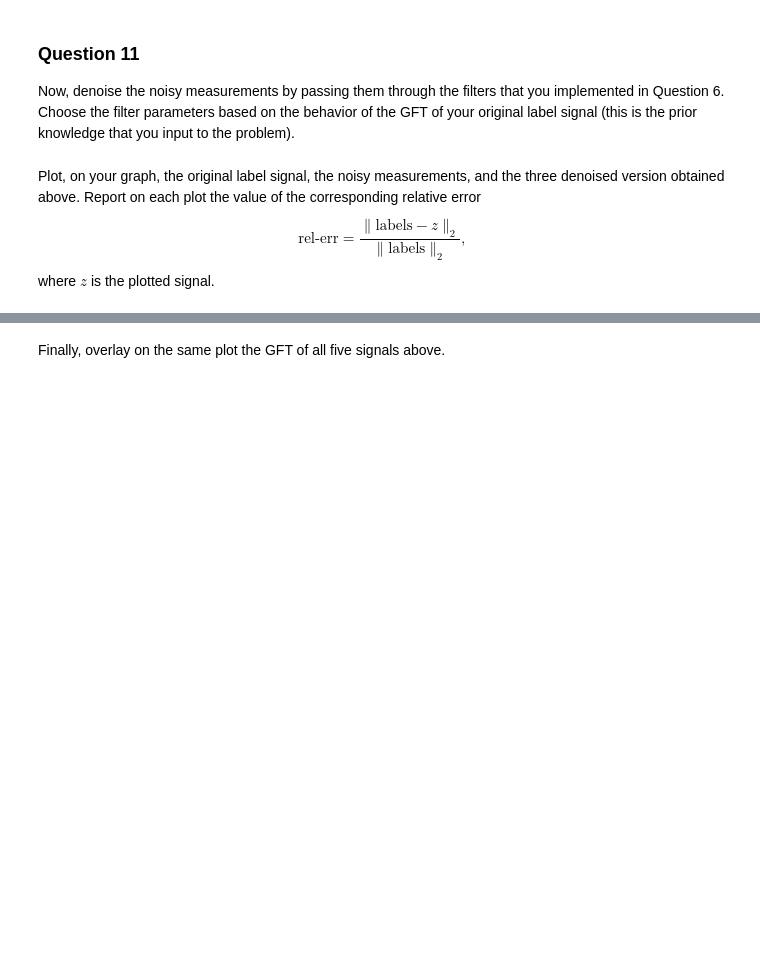
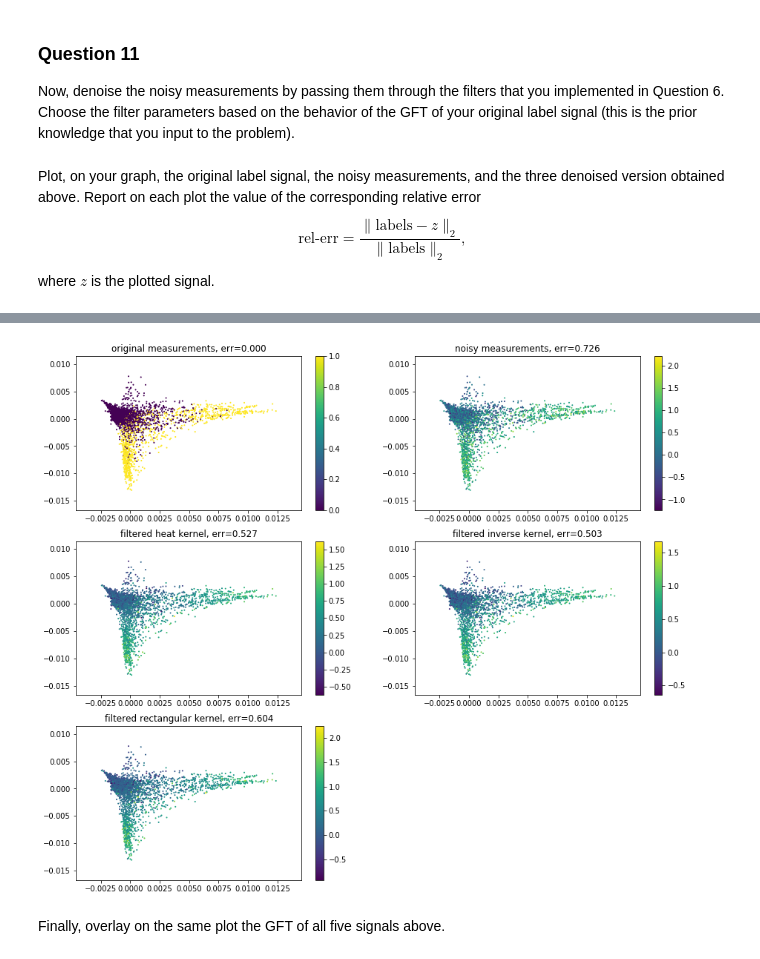
Before and after one commit to isabelaconstantin/wikinet, a Jupyter notebook: milestone4/4_graph_signal_processing.ipynb, the cells around one changed output, grey strips where cells are left out. Drawn from its saved outputs; the diff is of its cells as text; code cells hidden in the pictures; blank space fills up the shorter version.

```diff
--- a/milestone4/4_graph_signal_processing.ipynb
+++ b/milestone4/4_graph_signal_processing.ipynb
@@ -497,8 +504,10 @@ rel_err(labels, 1-labels)
 # %%
 c = coords
 plt.figure(figsize=(15,13))
 for i, (z, name) in enumerate(zip(z_list, z_names)):
-    plt.subplot(3,2,i+1); plot_graph(graph, c, z); plt.title(f'{name}, err={rel_err(label, z):.3f}')
+    plt.subplot(3,2,i+1); plot_graph(graph, c, z); plt.title(f'{name}, err={rel_err(labels, z):.3f}')
+# %% [output]
+[figure, added]
 # %% [markdown]
 Finally, overlay on the same plot the GFT of all five signals above.
 # %%
```
Also changed, not shown: parts of 9 cells of this notebook.
